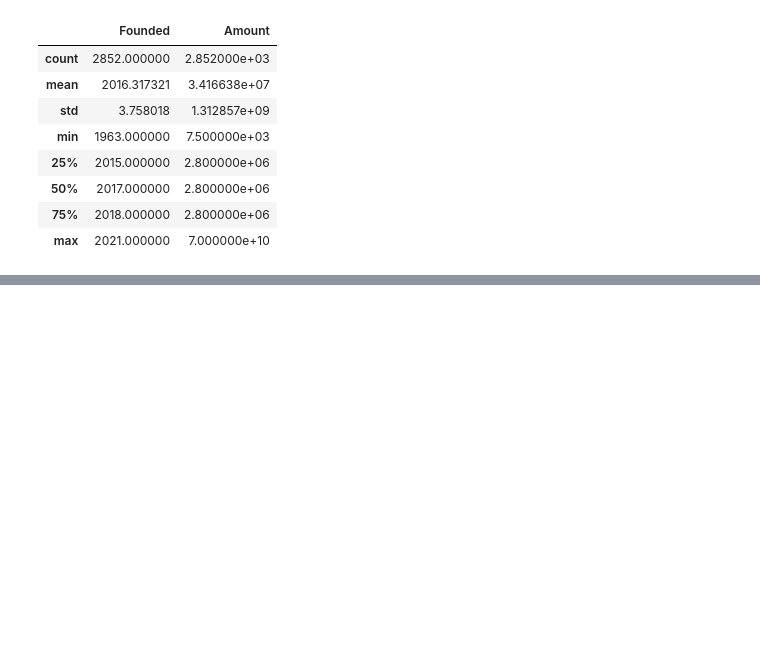
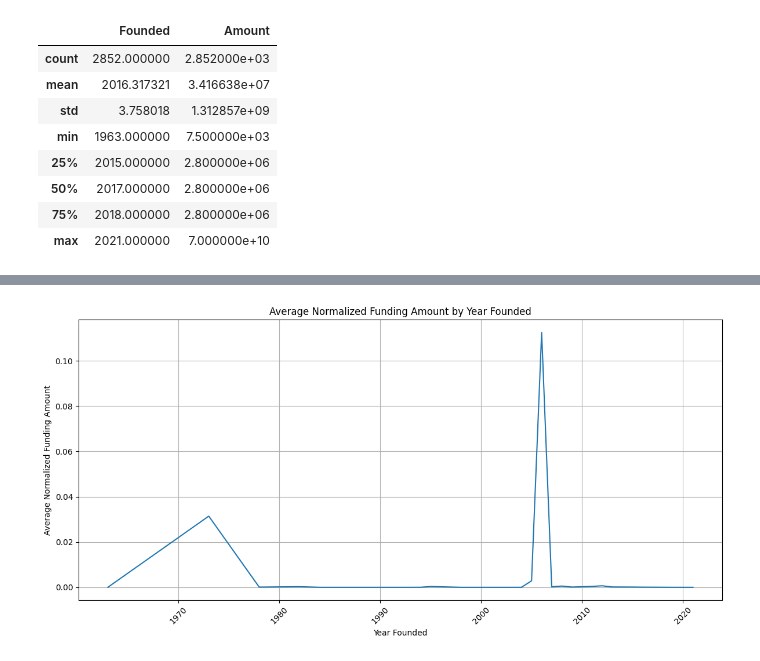
Before and after one commit to Ogoms/Analyzing-Indian-Startup-Funding-Trends-2018-2021-with-CRISP-DM, a Jupyter notebook: Notebook/Main.ipynb, the cells around one changed output, grey strips where cells are left out. Saved outputs shown, nothing was run; the diff lists cells and outputs as text; code cells hidden in the pictures; blank space fills up the shorter version.

```diff
--- a/Notebook/Main.ipynb
+++ b/Notebook/Main.ipynb
@@ -450,0 +552,16 @@ merged_data.head()
+# %%
+import matplotlib.pyplot as plt
+import seaborn as sns
+
+# Line plot for funding trends across cohorts (founding years)
+plt.figure(figsize=(12, 6))
+sns.lineplot(data=revenue_growth_proxy, x='Year_Founded', y='Revenue_Growth_Proxy')
+plt.title('Average Normalized Funding Amount by Year Founded')
+plt.xlabel('Year Founded')
+plt.ylabel('Average Normalized Funding Amount')
+plt.xticks(rotation=45)
+plt.grid(True)
+plt.tight_layout()
+plt.show()
+# %% [output]
+[figure, added]
```
Also changed, not shown: parts of 8 cells of this notebook, 1 other file.
